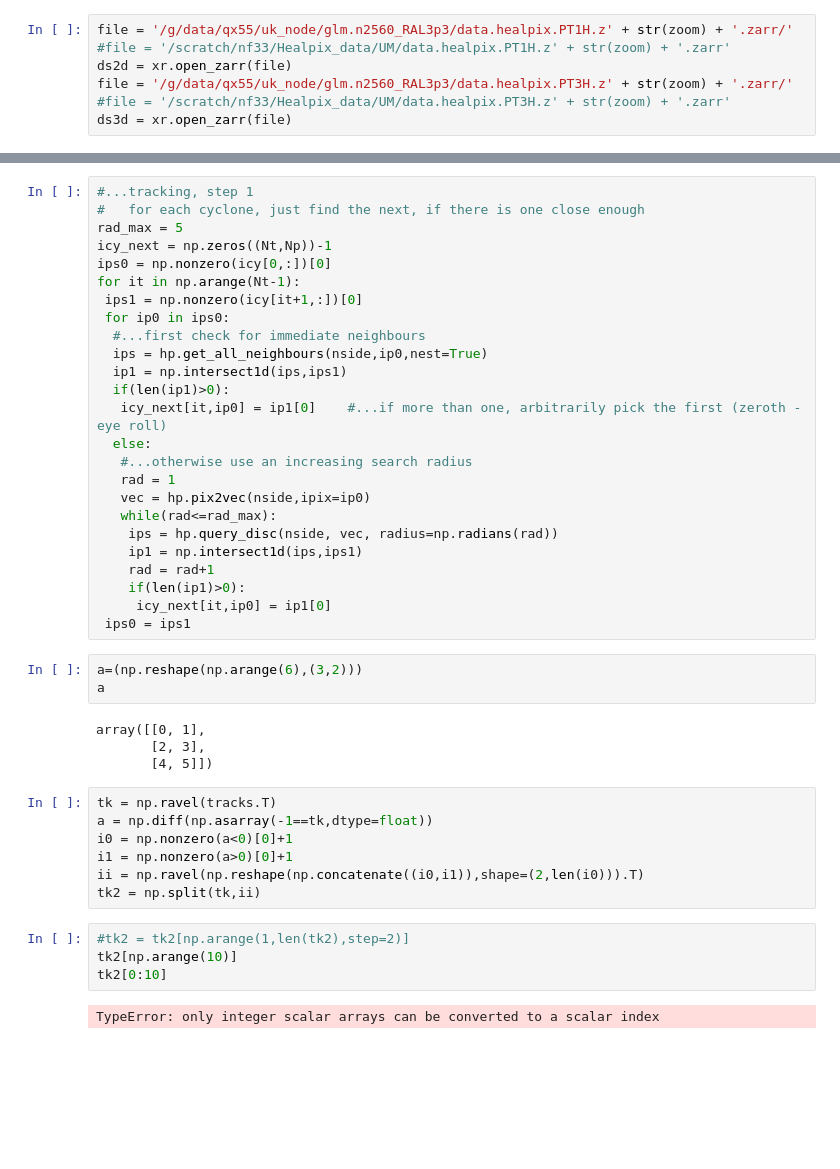
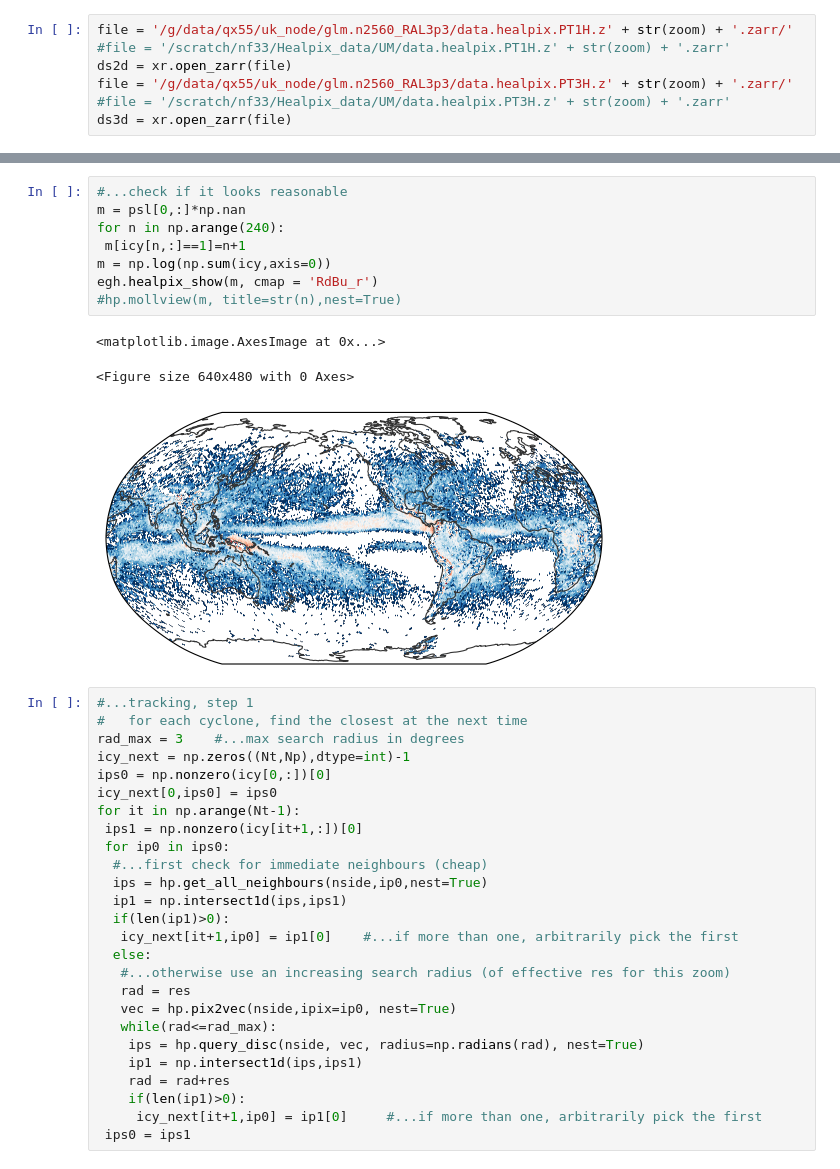
Before and after one commit to 21centuryweather/hk25-AusCyclones, a Jupyter notebook: notebooks/tempyx.ipynb, the cells around one changed output, grey strips where cells are left out. Cells and saved outputs as stored; diff of their text form; blank space fills up the shorter version.

```diff
--- a/notebooks/tempyx.ipynb
+++ b/notebooks/tempyx.ipynb
@@ -61,46 +93,39 @@ for ip in np.arange(Np):
+# %%
+#...check if it looks reasonable
+m = psl[0,:]*np.nan
+for n in np.arange(240):
+ m[icy[n,:]==1]=n+1
+m = np.log(np.sum(icy,axis=0))
+egh.healpix_show(m, cmap = 'RdBu_r')
+#hp.mollview(m, title=str(n),nest=True)
+# %% [output]
+<matplotlib.image.AxesImage at 0x...>
+<Figure size 640x480 with 0 Axes>
+[figure, added]
 # %%
 #...tracking, step 1
-#   for each cyclone, just find the next, if there is one close enough
-rad_max = 5
-icy_next = np.zeros((Nt,Np))-1
+#   for each cyclone, find the closest at the next time
+rad_max = 3    #...max search radius in degrees
+icy_next = np.zeros((Nt,Np),dtype=int)-1
 ips0 = np.nonzero(icy[0,:])[0]
+icy_next[0,ips0] = ips0
 for it in np.arange(Nt-1):
  ips1 = np.nonzero(icy[it+1,:])[0]
  for ip0 in ips0:
-  #...first check for immediate neighbours
+  #...first check for immediate neighbours (cheap)
   ips = hp.get_all_neighbours(nside,ip0,nest=True)
   ip1 = np.intersect1d(ips,ips1)
   if(len(ip1)>0):
-   icy_next[it,ip0] = ip1[0]    #...if more than one, arbitrarily pick the first (zeroth - eye roll)
+   icy_next[it+1,ip0] = ip1[0]    #...if more than one, arbitrarily pick the first
   else:
-   #...otherwise use an increasing search radius
-   rad = 1
-   vec = hp.pix2vec(nside,ipix=ip0)
+   #...otherwise use an increasing search radius (of effective res for this zoom)
+   rad = res
+   vec = hp.pix2vec(nside,ipix=ip0, nest=True)
    while(rad<=rad_max):
-    ips = hp.query_disc(nside, vec, radius=np.radians(rad))
+    ips = hp.query_disc(nside, vec, radius=np.radians(rad), nest=True)
     ip1 = np.intersect1d(ips,ips1)
-    rad = rad+1
+    rad = rad+res
     if(len(ip1)>0):
-     icy_next[it,ip0] = ip1[0]
+     icy_next[it+1,ip0] = ip1[0]     #...if more than one, arbitrarily pick the first
  ips0 = ips1
-# %%
-a=(np.reshape(np.arange(6),(3,2)))
-a
-# %% [output]
-array([[0, 1],
-       [2, 3],
-       [4, 5]])
-# %%
-tk = np.ravel(tracks.T)
-a = np.diff(np.asarray(-1==tk,dtype=float))
-i0 = np.nonzero(a<0)[0]+1
-i1 = np.nonzero(a>0)[0]+1
-ii = np.ravel(np.reshape(np.concatenate((i0,i1)),shape=(2,len(i0))).T)
-tk2 = np.split(tk,ii)
-# %%
-#tk2 = tk2[np.arange(1,len(tk2),step=2)]
-tk2[np.arange(10)]
-tk2[0:10]
-# %% [output]
-TypeError: only integer scalar arrays can be converted to a scalar index
 # %%
```
Also changed, not shown: parts of 27 cells of this notebook.
